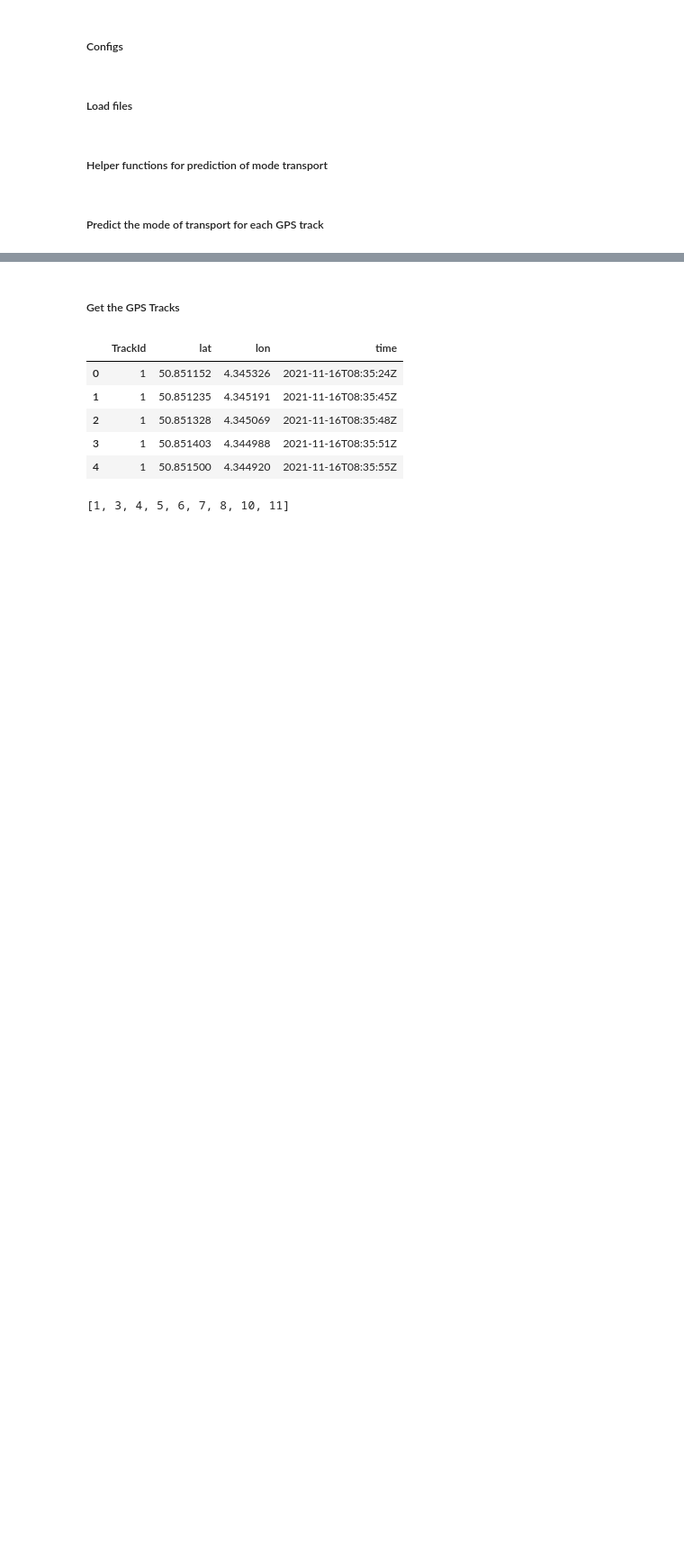
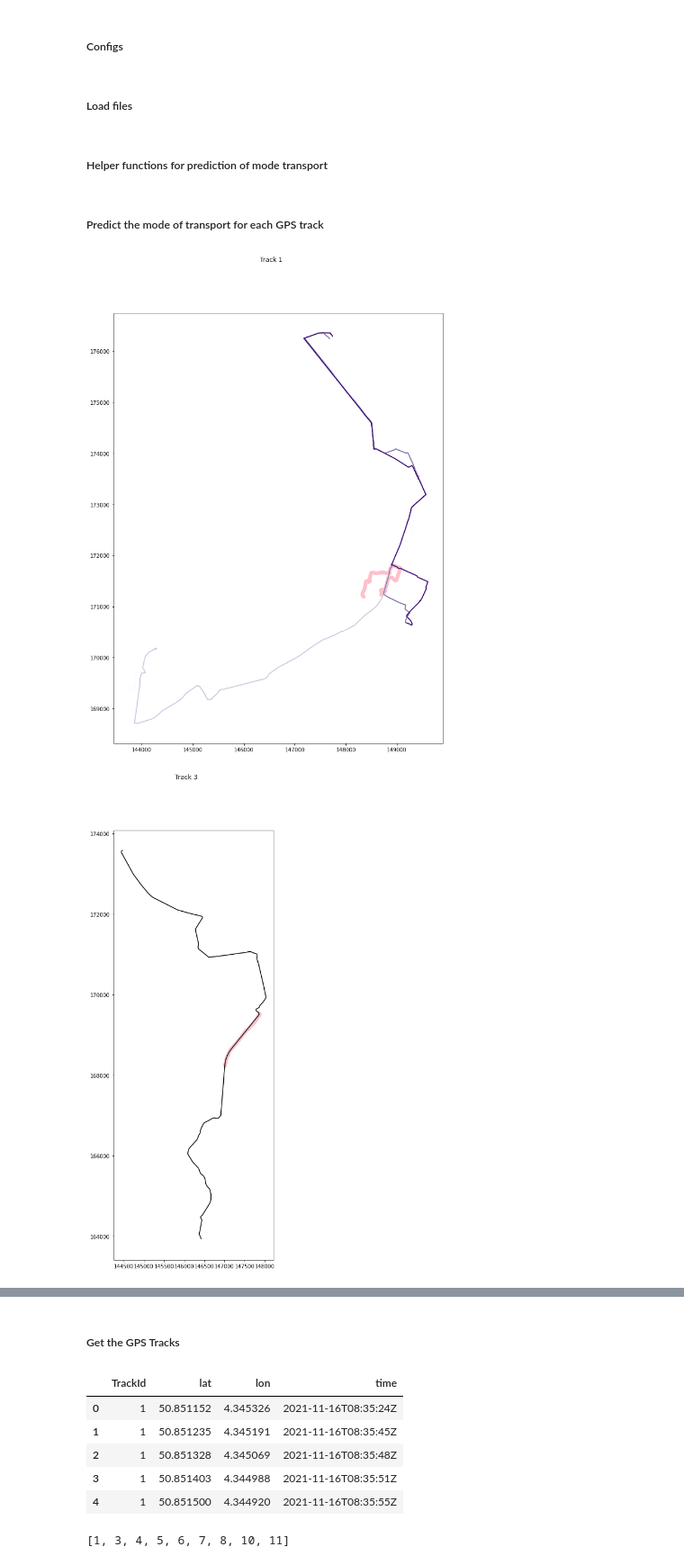
Before and after one commit to mohammadzainabbas/data-mining-project, a Jupyter notebook: notebooks/visualise_gps_tracks_test_1.ipynb, the cells around one changed output, grey strips where cells are left out. Shown: that part at 90% size. Cells and saved outputs as stored; diff of their text form; code cells hidden in the pictures; blank space fills up the shorter version.

```diff
--- a/notebooks/visualise_gps_tracks_test_1.ipynb
+++ b/notebooks/visualise_gps_tracks_test_1.ipynb
@@ -44,9 +45,9 @@ def get_spatial_join(df1, df2, threshold_list, column=None, **kwargs):
             _threshold_ = threshold
             break
     if (column is None) or (column not in df.columns.to_list()):
-        return _threshold_, list()
+        return _threshold_, list(), df
     else:
-        return _threshold_, list(df[column].unique())
+        return _threshold_, list(df[column].unique()), df
 
 def get_intersection(list_1, list_2):
     if (not isinstance(list_1, list)) or (not isinstance(list_2, list)): raise ValueError("Kindly, pass a valid list for intersection.")
@@ -58,7 +59,7 @@ def plot_tracks(track_df, df, modes, col='LIGNE', title=str()):
     fig, ax = plt.subplots(figsize=(15, 15))
     track_df.to_crs(df.crs).plot(ax=ax, alpha=0.7, color="pink")
     for i, mode in enumerate(modes):
-        _ = df.loc[df[col].isin(modes)].plot(ax=ax, cmap=colors[i])
+        df.loc[df[col].isin(modes)].plot(ax=ax, cmap=colors[i])
     fig.suptitle(title)
     return fig, ax
 # %% [markdown]
@@ -115,2 +163,5 @@ def predict_transport_mode(gps_df, line_df, stops_df, detailed_analysis=False):
 # %%
-predict_transport_mode(gps_df, line_df, stops_df)
+results = predict_transport_mode(gps_df, line_df, stops_df)
+# %% [output]
+[figure, added]
+[figure, added]
```
Also changed, not shown: parts of 23 cells of this notebook.
